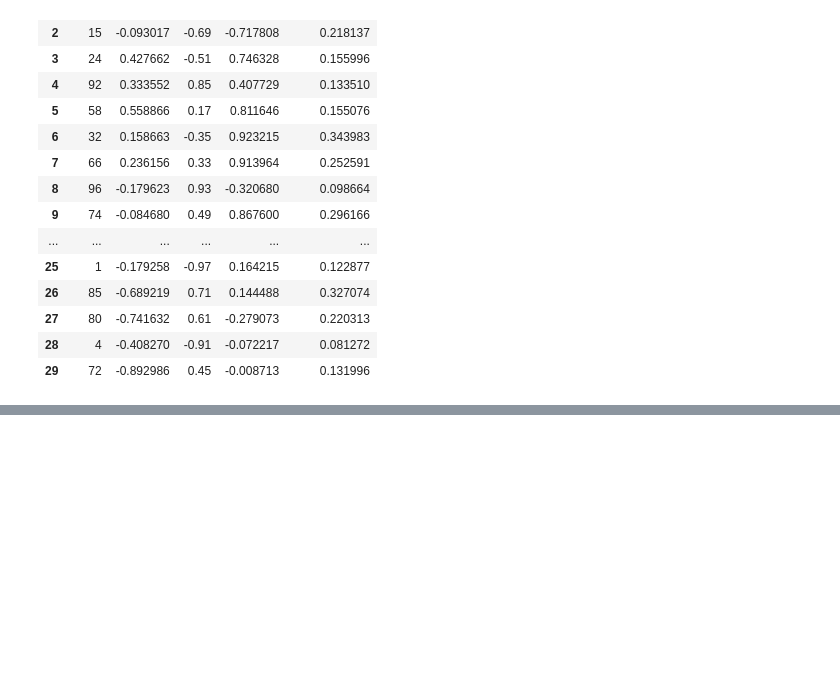
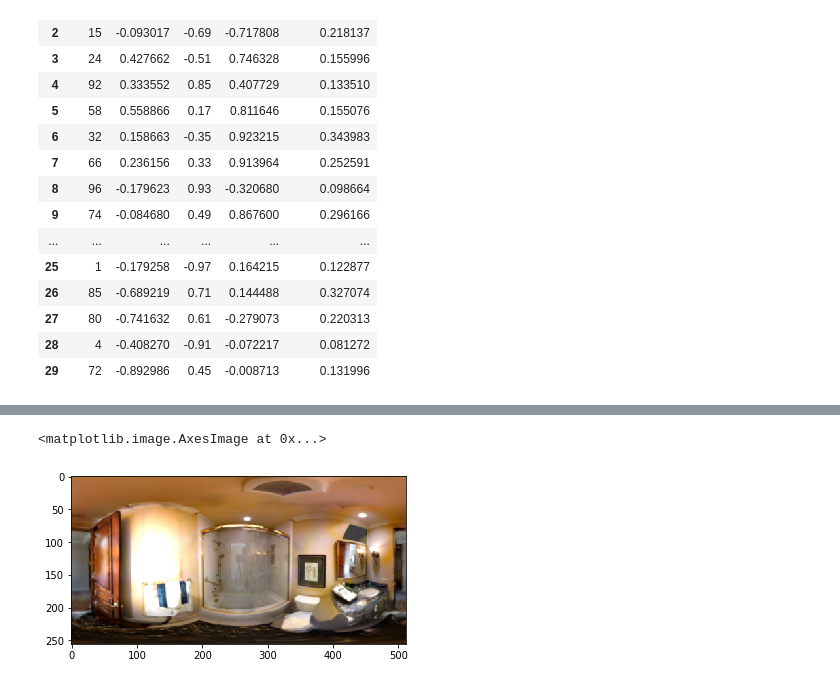
Before and after one commit to PauloGamarra/OmniDepth-PyTorch, a Jupyter notebook: rotations_eval.ipynb, the cells around one changed output, grey strips where cells are left out. Saved outputs shown, nothing was run; the diff lists cells and outputs as text; code cells hidden in the pictures; blank space fills up the shorter version.

```diff
--- a/rotations_eval.ipynb
+++ b/rotations_eval.ipynb
@@ -31,0 +60,5 @@ results[:30]
+# %%
+plt.imshow(unrot_pano)
+# %% [output]
+<matplotlib.image.AxesImage at 0x...>
+[figure, added]
```
Also changed, not shown: parts of 35 cells of this notebook, 27 other files.
